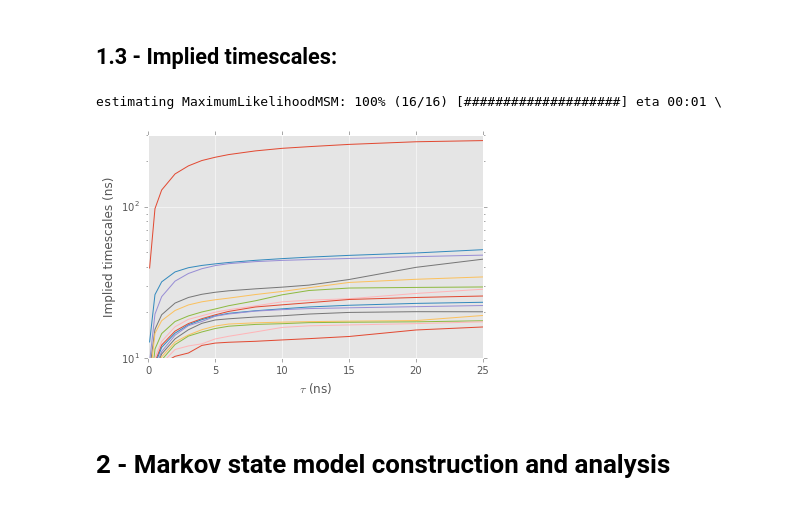
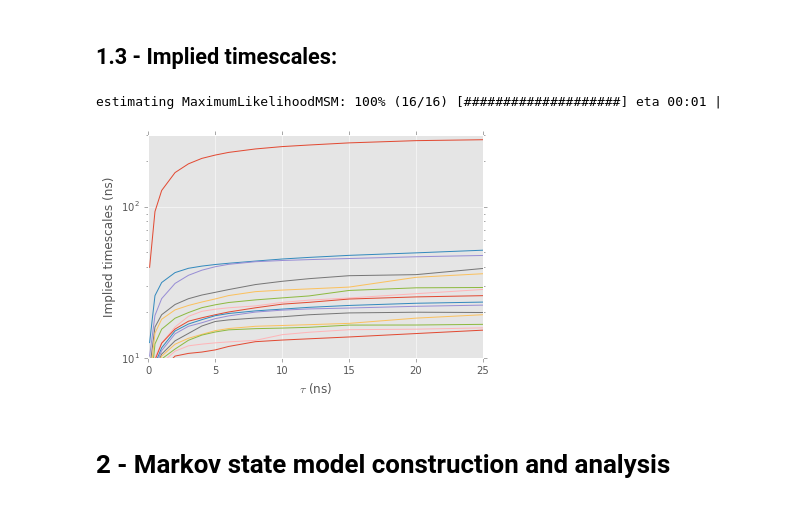
Before and after one commit to srnas/oligonucleotides-kinetics, a Jupyter notebook: trinucleotide.ipynb, the cells around one changed output. Saved outputs shown, nothing was run; the diff lists cells and outputs as text; code cells hidden in the pictures.

```diff
--- a/trinucleotide.ipynb
+++ b/trinucleotide.ipynb
@@ -97,10 +106,14 @@ print tica_dim
 ##  1.2 - Clustering:
 # %%
 # Clustering with k-means
-#%time cl = coor.cluster_kmeans(data=[X[:,0:tica_dim] for X in tica_traj],\
-#                               k=100,stride=1,max_iter=50,fixed_seed=True)
-#dtrajs = cl.assign(stride=1)
-#cl_centers=cl.clustercenters
-#rw.write_cl_dtrajs('dGnew2_lt50_k100',dtrajs)
-#rw.write_cl_centers('dGnew2_lt50_k100',cl)
-#rw.write_cl_indexes('dGnew2_lt50_k100',cl)
+%time cl = coor.cluster_kmeans(data=[X[:,0:tica_dim] for X in tica_traj],\
+                               k=100,stride=1,max_iter=50,fixed_seed=True)
+dtrajs = cl.assign(stride=1)
+cl_centers=cl.clustercenters
+### this to store clustering on disk
+#rw.write_cl_dtrajs('trino_lt50_k100',dtrajs)
+#rw.write_cl_centers('trino_lt50_k100',cl)
+#rw.write_cl_indexes('trino_lt50_k100',cl)
+### and this to read
+#cl_centers=rw.read_cl_centers('trino_lt50_k100')
+#dtrajs=rw.read_cl_dtrajs('trino_lt50_k100',inp_dGP.ntraj)
@@ -107,3 +124,0 @@ print tica_dim
-# %%
-cl_centers=rw.read_cl_centers(dire+'dGnew2_lt50_k100')
-dtrajs=rw.read_cl_dtrajs(dire+'dGnew2_lt50_k100',inp_dGP.ntraj)
@@ -128,20 +128,14 @@ extent21 = [x[0], x[-1], y[0], y[-1]]
 ### Implied timescales
 its=msm.its(dtrajs,lags=[1,5,10,20,30,40,50,60,80,100,120,150,200,250,300,400],nits=15)
 # %% [output]
-estimating MaximumLikelihoodMSM: 100% (16/16) [####################] eta 00:01 \
+estimating MaximumLikelihoodMSM: 100% (16/16) [####################] eta 00:01 |
 # %%
-#plt.figure(figsize=(10,7))
 with plt.style.context(('ggplot')):
     plt.plot(its.lags/10.,its.timescales/10.,lw=1.)
-#plt.plot(its.lags/10.,its.lags/10.,lw=3,c='black')
     plt.ylim(10,300)
     plt.xlim(0,25)
     plt.yscale('log')
     plt.ylabel('Implied timescales (ns)')
     plt.xlabel(r'$\tau$ (ns)')
-    dire='/u/sbp/giopina/Dropbox/SISSA/markov/trino/'
-    name='trino-its'
-    for ext in ['.pdf','.png','.svg','.eps']:
-        plt.savefig(dire+name+ext,dpi=200, bbox_inches='tight')
 # %% [output]
-[figure, old version]
+[figure, new version]
```
Also changed, not shown: parts of 80 cells of this notebook.
